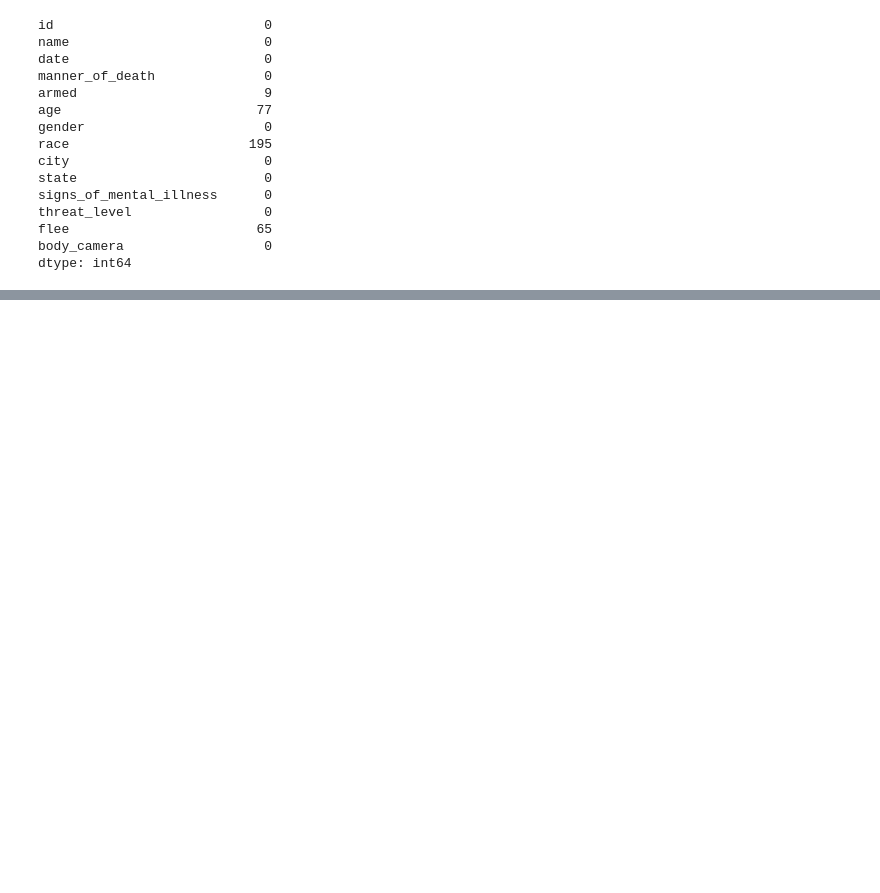
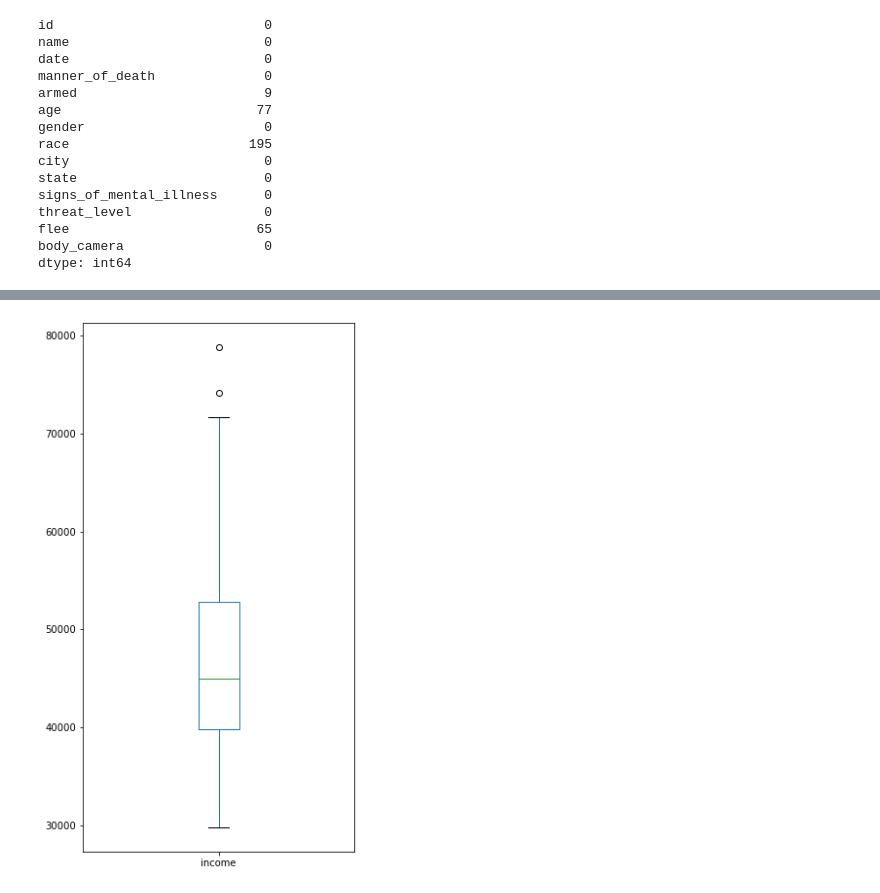
Before and after one commit to Alumasa/Data-Science-SCA, a Jupyter notebook: US Police Killings Analysis.ipynb, the cells around one changed output, grey strips where cells are left out. Saved outputs shown, nothing was run; the diff lists cells and outputs as text; code cells hidden in the pictures; blank space fills up the shorter version.

```diff
--- a/US Police Killings Analysis.ipynb
+++ b/US Police Killings Analysis.ipynb
@@ -393,0 +506,4 @@ killings['date'] = pd.to_datetime(killings['date'], errors='coerce')
+# %%
+state_data['income'].plot(kind='box', figsize=(5, 10));
+# %% [output]
+[figure, added]
```
Also changed, not shown: parts of 40 cells of this notebook.
